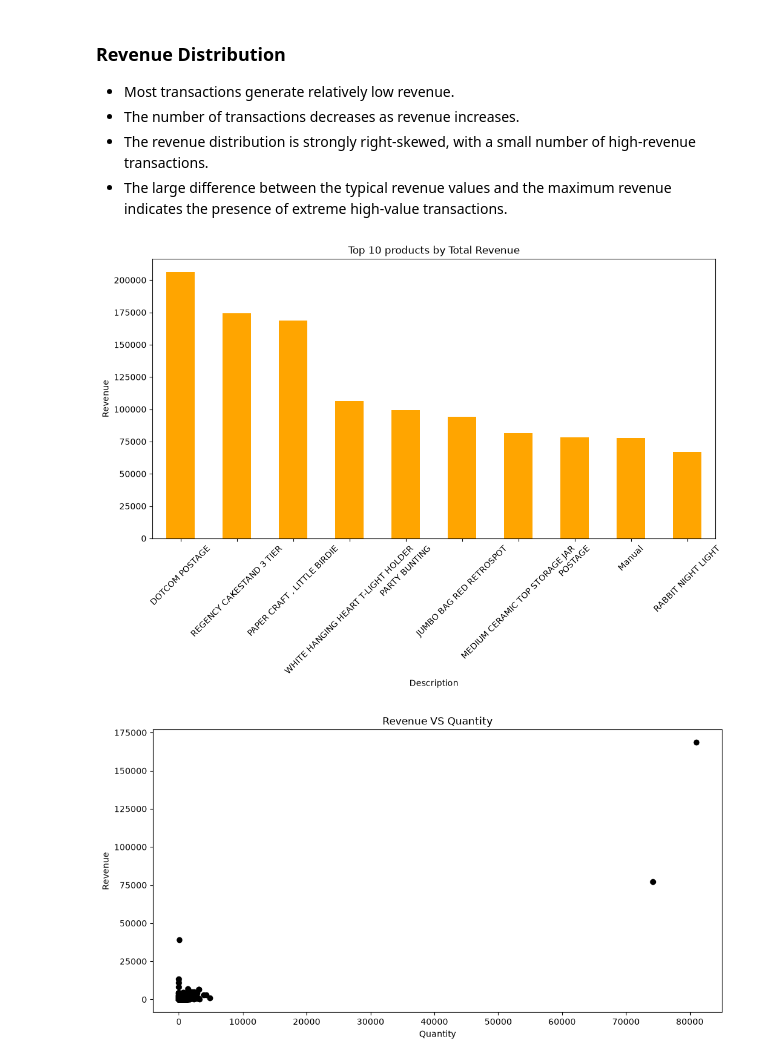
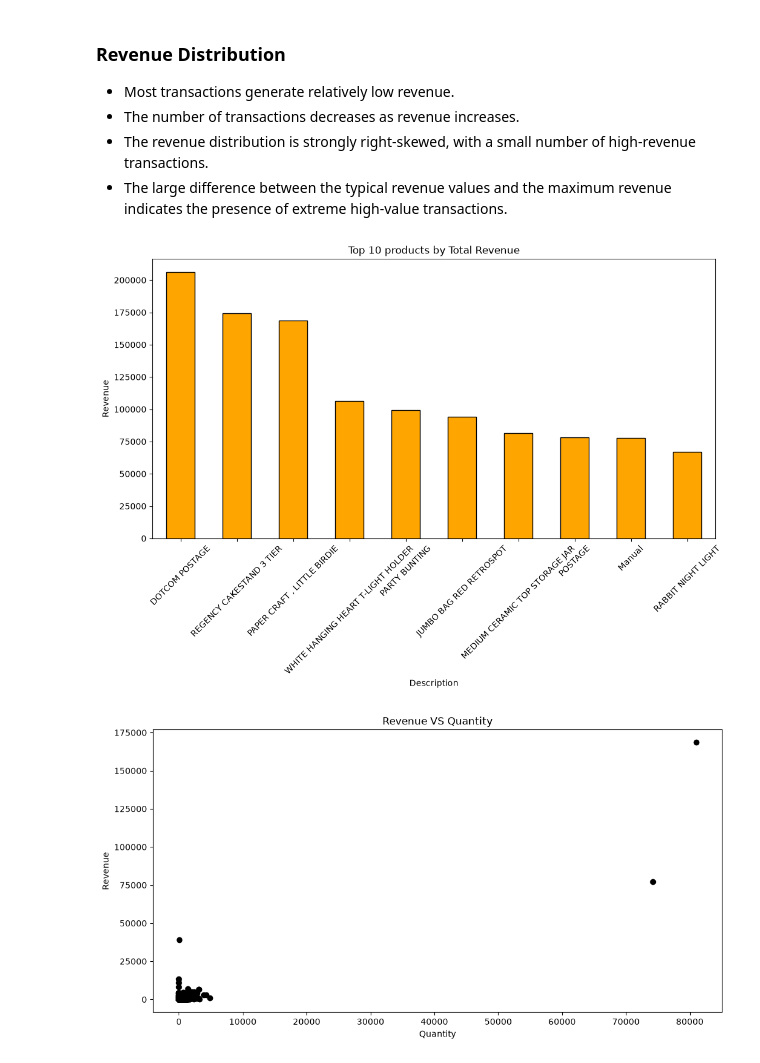
Before and after one commit to vikasa-y/Online-Retail-Sales-Analysis, a Jupyter notebook: Notebooks/Online_Retail_Eda.ipynb, the cells around one changed output. Saved outputs shown, nothing was run; the diff lists cells and outputs as text; code cells hidden in the pictures.

Commit message:
Updated Images folders

```diff
--- a/Notebooks/Online_Retail_Eda.ipynb
+++ b/Notebooks/Online_Retail_Eda.ipynb
@@ -1433,15 +1433,15 @@ plt.show()
 # %%
 var = sales_df.groupby("Description")["Revenue"].sum().sort_values(ascending=False).head(10)
 plt.figure(figsize=(12,6))
-var.plot(kind="bar" , color='orange')
+var.plot(kind="bar" , color='orange' , edgecolor="black")
 plt.title("Top 10 products by Total Revenue")
 plt.xlabel("Description")
 plt.ylabel("Revenue")
 plt.xticks(rotation=45)
 plt.savefig("C:/Users/vikasa s y/Downloads/Online-Retail-Sales-Analysis/images/Top 10 products-by-revenue.png" , dpi=300 , bbox_inches="tight")
 plt.show()
 # %% [output]
-[figure, old version]
+[figure, new version]
 # %%
 x = sales_df["Quantity"]
 # %%
```
Also changed, not shown: parts of 3 cells of this notebook, 4 other files.
